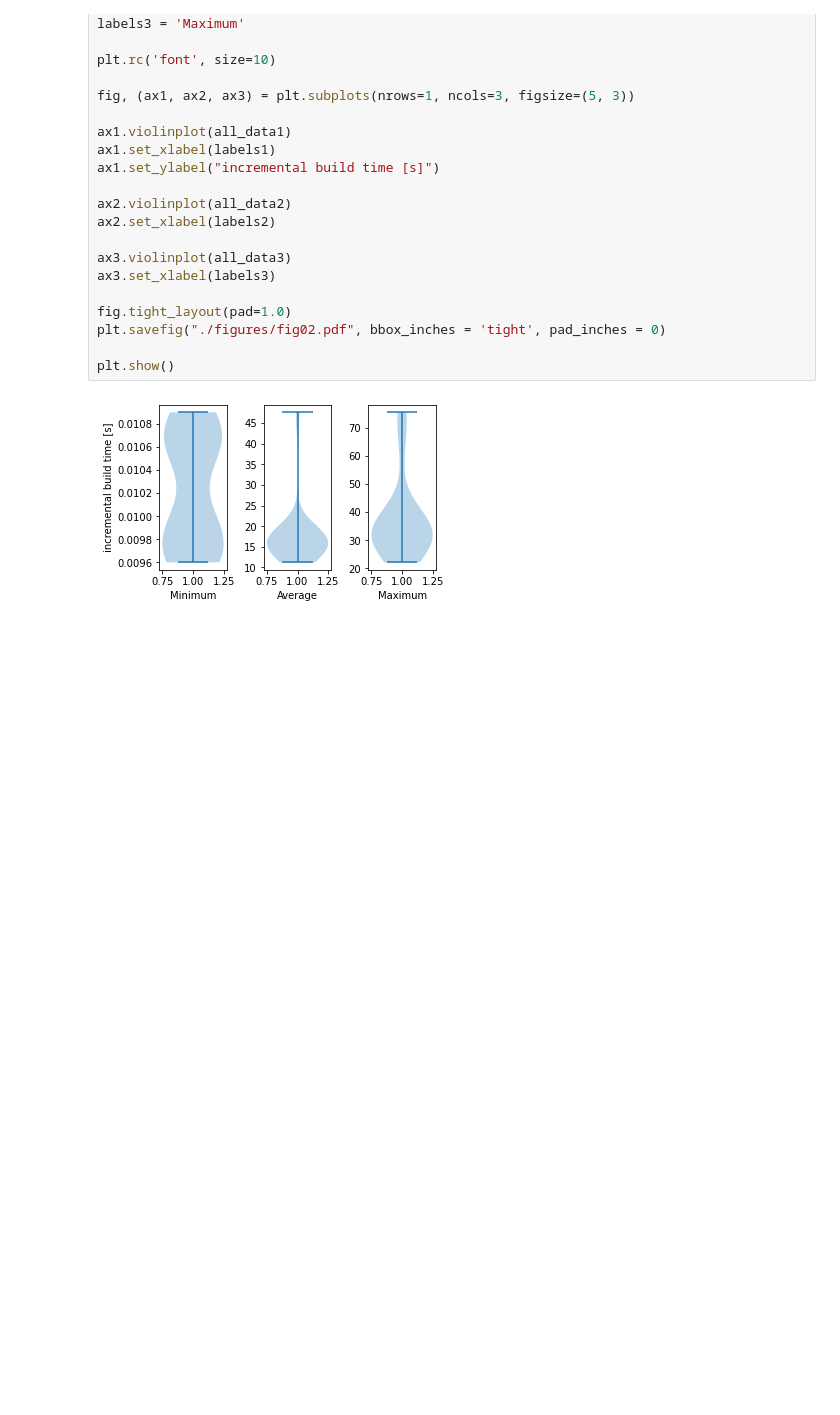
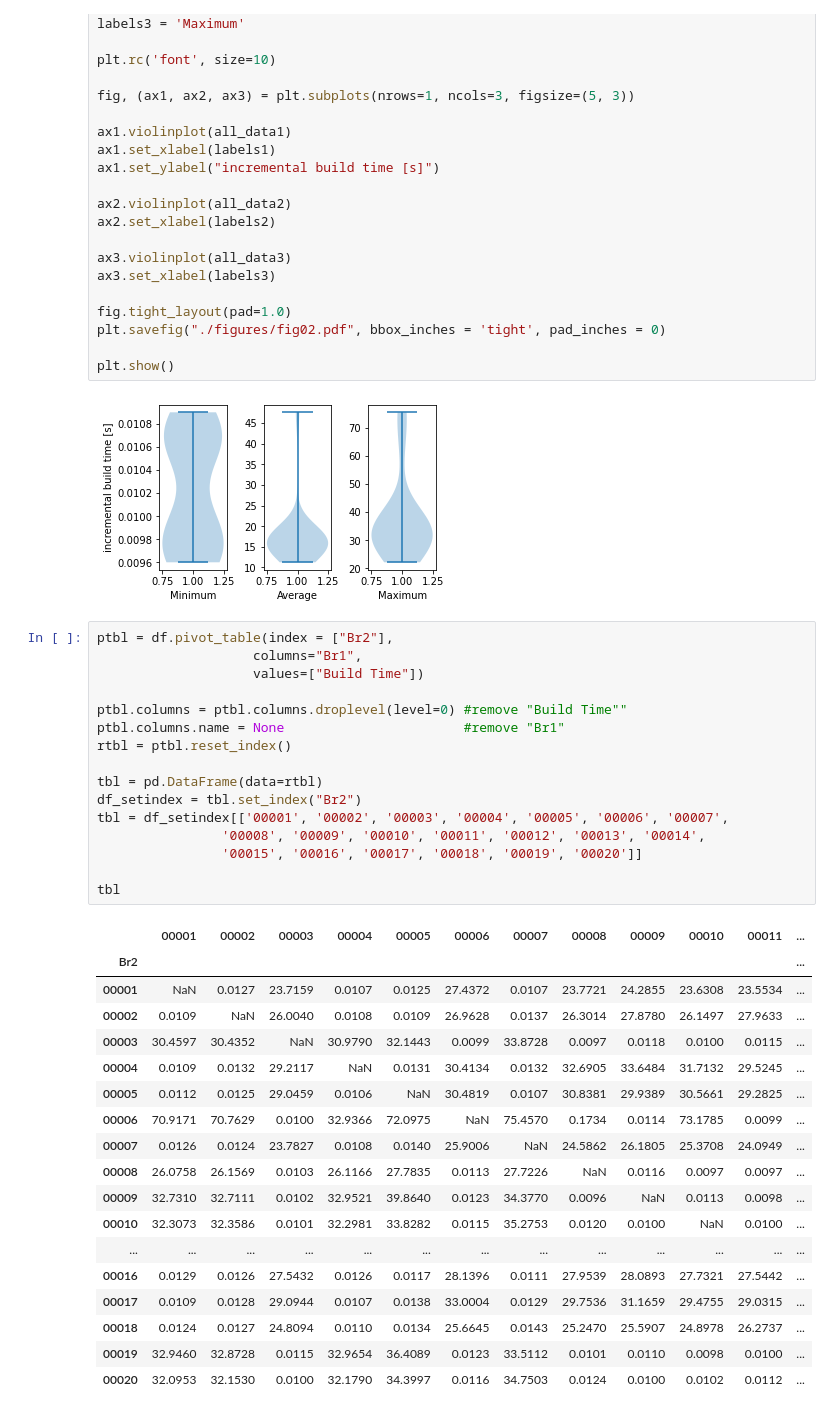
Before and after one commit to ternava/Incremental-build, a Jupyter notebook: notebooks/incremental_build_time.ipynb, the cells around one changed output. Saved outputs shown, nothing was run; the diff lists cells and outputs as text; blank space fills up the shorter version.

```diff
--- a/notebooks/incremental_build_time.ipynb
+++ b/notebooks/incremental_build_time.ipynb
@@ -230,3 +235,38 @@ plt.savefig("./figures/fig02.pdf", bbox_inches = 'tight', pad_inches = 0)
 plt.show()
 # %% [output]
 [figure]
+# %%
+ptbl = df.pivot_table(index = ["Br2"],
+                    columns="Br1",
+                    values=["Build Time"])
+
+ptbl.columns = ptbl.columns.droplevel(level=0) #remove "Build Time""
+ptbl.columns.name = None                       #remove "Br1"
+rtbl = ptbl.reset_index()
+
+tbl = pd.DataFrame(data=rtbl)
+df_setindex = tbl.set_index("Br2")
+tbl = df_setindex[['00001', '00002', '00003', '00004', '00005', '00006', '00007',
+                '00008', '00009', '00010', '00011', '00012', '00013', '00014',
+                '00015', '00016', '00017', '00018', '00019', '00020']]
+
+tbl
+# %% [output]
+|  | 00001 | 00002 | 00003 | 00004 | 00005 | 00006 | 00007 | 00008 | 00009 | 00010 | 00011 | ... |
+| Br2 |  |  |  |  |  |  |  |  |  |  |  | ... |
+| 00001 | NaN | 0.0127 | 23.7159 | 0.0107 | 0.0125 | 27.4372 | 0.0107 | 23.7721 | 24.2855 | 23.6308 | 23.5534 | ... |
+| 00002 | 0.0109 | NaN | 26.0040 | 0.0108 | 0.0109 | 26.9628 | 0.0137 | 26.3014 | 27.8780 | 26.1497 | 27.9633 | ... |
+| 00003 | 30.4597 | 30.4352 | NaN | 30.9790 | 32.1443 | 0.0099 | 33.8728 | 0.0097 | 0.0118 | 0.0100 | 0.0115 | ... |
+| 00004 | 0.0109 | 0.0132 | 29.2117 | NaN | 0.0131 | 30.4134 | 0.0132 | 32.6905 | 33.6484 | 31.7132 | 29.5245 | ... |
+| 00005 | 0.0112 | 0.0125 | 29.0459 | 0.0106 | NaN | 30.4819 | 0.0107 | 30.8381 | 29.9389 | 30.5661 | 29.2825 | ... |
+| 00006 | 70.9171 | 70.7629 | 0.0100 | 32.9366 | 72.0975 | NaN | 75.4570 | 0.1734 | 0.0114 | 73.1785 | 0.0099 | ... |
+| 00007 | 0.0126 | 0.0124 | 23.7827 | 0.0108 | 0.0140 | 25.9006 | NaN | 24.5862 | 26.1805 | 25.3708 | 24.0949 | ... |
+| 00008 | 26.0758 | 26.1569 | 0.0103 | 26.1166 | 27.7835 | 0.0113 | 27.7226 | NaN | 0.0116 | 0.0097 | 0.0097 | ... |
+| 00009 | 32.7310 | 32.7111 | 0.0102 | 32.9521 | 39.8640 | 0.0123 | 34.3770 | 0.0096 | NaN | 0.0113 | 0.0098 | ... |
+| 00010 | 32.3073 | 32.3586 | 0.0101 | 32.2981 | 33.8282 | 0.0115 | 35.2753 | 0.0120 | 0.0100 | NaN | 0.0100 | ... |
+| ... | ... | ... | ... | ... | ... | ... | ... | ... | ... | ... | ... | ... |
+| 00016 | 0.0129 | 0.0126 | 27.5432 | 0.0126 | 0.0117 | 28.1396 | 0.0111 | 27.9539 | 28.0893 | 27.7321 | 27.5442 | ... |
+| 00017 | 0.0109 | 0.0128 | 29.0944 | 0.0107 | 0.0138 | 33.0004 | 0.0129 | 29.7536 | 31.1659 | 29.4755 | 29.0315 | ... |
+| 00018 | 0.0124 | 0.0127 | 24.8094 | 0.0110 | 0.0134 | 25.6645 | 0.0143 | 25.2470 | 25.5907 | 24.8978 | 26.2737 | ... |
+| 00019 | 32.9460 | 32.8728 | 0.0115 | 32.9654 | 36.4089 | 0.0123 | 33.5112 | 0.0101 | 0.0110 | 0.0098 | 0.0100 | ... |
+| 00020 | 32.0953 | 32.1530 | 0.0100 | 32.1790 | 34.3997 | 0.0116 | 34.7503 | 0.0124 | 0.0100 | 0.0102 | 0.0112 | ... |
```
Also changed, not shown: parts of 4 cells of this notebook, 9 other files.
